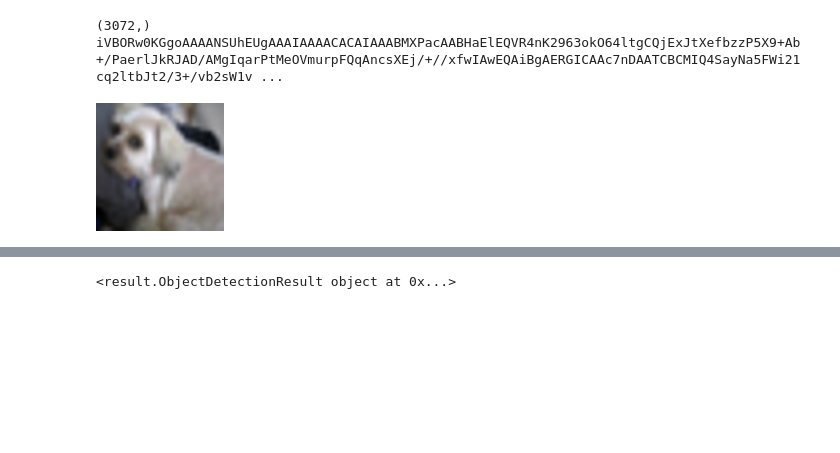
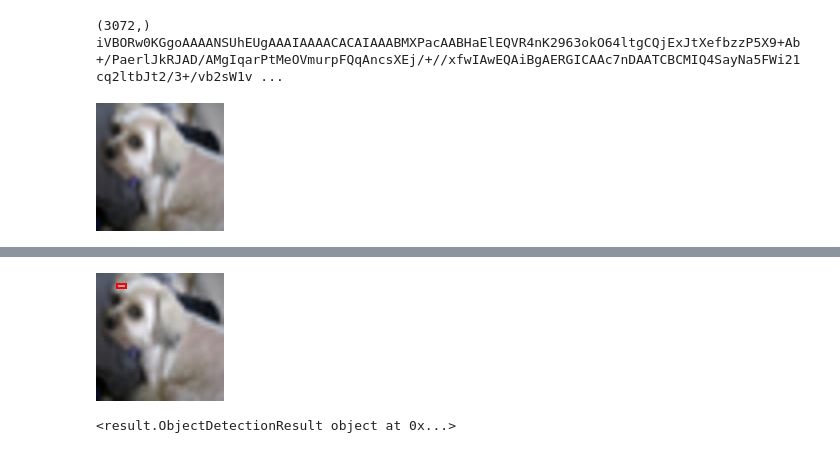
Before and after one commit to ChufanSuki/kafka-ml-inference, a Jupyter notebook: test.ipynb, the cells around one changed output, grey strips where cells are left out. Saved outputs shown, nothing was run; the diff lists cells and outputs as text; code cells hidden in the pictures; blank space fills up the shorter version.

Commit message:
draw rectangle on image

```diff
--- a/test.ipynb
+++ b/test.ipynb
@@ -98 +82,56 @@
 [figure]
+# %%
+import base64
+from io import BytesIO
+from PIL import Image, ImageDraw
+
+print(base64_str)
+
+class Position:
+    def __init__(self, top, left, height, width):
+        self.top = top
+        self.left = left
+        self.height = height
+        self.width = width
+
+def draw_rectangle_on_image(base64_str, position_obj):
+    # decode the base64 string into a bytes object
+    img_bytes = base64.b64decode(base64_str)
+
+    # create a PIL image object from the bytes object
+    img = Image.open(BytesIO(img_bytes))
+
+    # create a drawing object
+    draw = ImageDraw.Draw(img)
+
+    # define the coordinates of the rectangle
+    top = position_obj.top
+    left = position_obj.left
+    bottom = top + position_obj.height
+    right = left + position_obj.width
+
+    # draw the rectangle
+    draw.rectangle((left, top, right, bottom), outline='red', width=2)
+
+    # encode the image as a base64 string and return it
+    buffered = BytesIO()
+    img.save(buffered, format="JPEG")
+    img_str = base64.b64encode(buffered.getvalue()).decode()
+    return img_str
+
+
+# create a Position object
+position = Position(top=10, left=20, height=5, width=10)
+
+
+# call the function to draw a rectangle on the image
+new_base64_str = draw_rectangle_on_image(base64_str, position)
+
+img_bytes = base64.b64decode(new_base64_str)
+
+# read the bytes as an image using PIL (Python Imaging Library)
+img = PilImage.open(BytesIO(img_bytes))
+
+# display the image
+display(img)
+# %% [output]
@@ -99,3 +139,4 @@
+[figure, added]
 # %%
 import json
 import pickle
```
Also changed, not shown: parts of 2 cells of this notebook, 3 other files.
